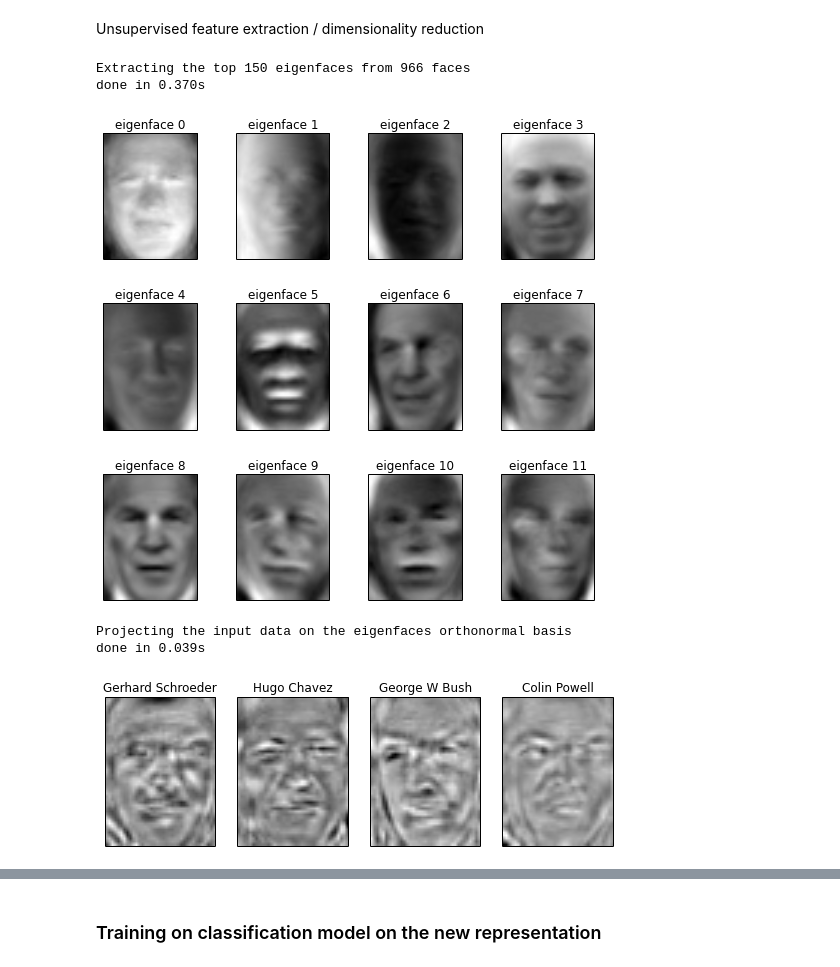
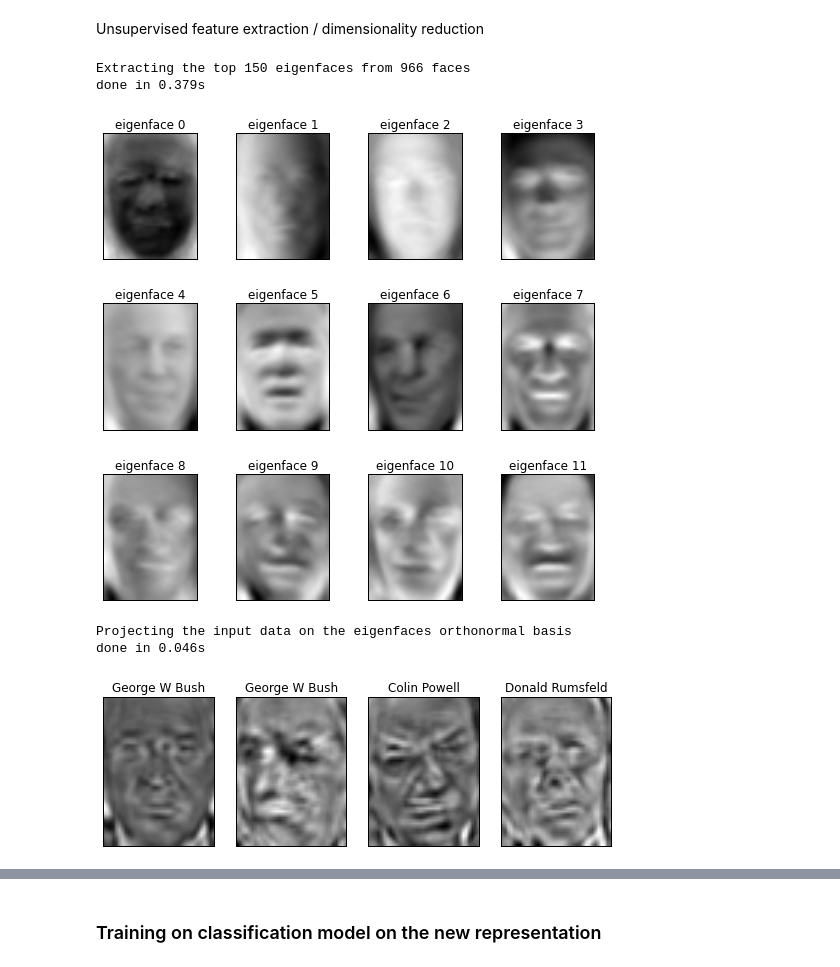
Before and after one commit to ogrisel/notebooks, a Jupyter notebook: sklearn_demos/Face recognition.ipynb, the cells around one changed output, grey strips where cells are left out. Cells and saved outputs as stored; diff of their text form; code cells hidden in the pictures.

```diff
--- a/sklearn_demos/Face recognition.ipynb
+++ b/sklearn_demos/Face recognition.ipynb
@@ -77,24 +76,24 @@ X_train, X_test, y_train, y_test = train_test_split(
 # %% [markdown]
 Unsupervised feature extraction / dimensionality reduction
 # %%
-from sklearn.decomposition import RandomizedPCA
+from sklearn.decomposition import PCA
 
 n_components = 150
 
 print("Extracting the top %d eigenfaces from %d faces"
       % (n_components, X_train.shape[0]))
 t0 = time()
-pca = RandomizedPCA(n_components=n_components, whiten=True).fit(X_train)
+pca = PCA(n_components=n_components, svd_solver='randomized', whiten=True).fit(X_train)
 print("done in %0.3fs" % (time() - t0))
 
 eigenfaces = pca.components_.reshape((n_components, h, w))
 
 eigenface_titles = ["eigenface %d" % i for i in range(eigenfaces.shape[0])]
 plot_gallery(eigenfaces, eigenface_titles, h, w)
 # %% [output]
 Extracting the top 150 eigenfaces from 966 faces
-done in 0.370s
+done in 0.379s
-[figure, old version]
+[figure, new version]
 # %%
 print("Projecting the input data on the eigenfaces orthonormal basis")
 t0 = time()
@@ -103,12 +102,12 @@ X_test_pca = pca.transform(X_test)
 print("done in %0.3fs" % (time() - t0))
 # %% [output]
 Projecting the input data on the eigenfaces orthonormal basis
-done in 0.039s
+done in 0.046s
 # %%
 X_train_reconstructed = np.dot(X_train_pca, pca.components_)
 plot_gallery(X_train_reconstructed, target_names[y_train], h, w, n_row=1)
 # %% [output]
-[figure, old version]
+[figure, new version]
 # %%
 plot_gallery(X_train, target_names[y_train], h, w, n_row=1)
 # %% [output]
```
Also changed, not shown: parts of 7 cells of this notebook.
